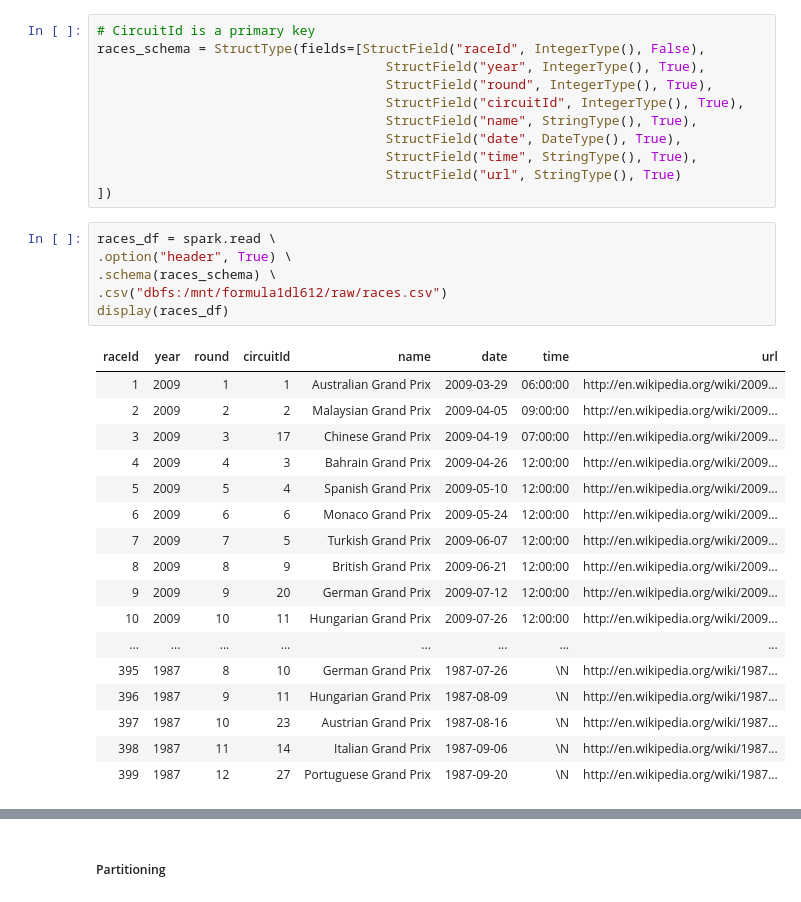
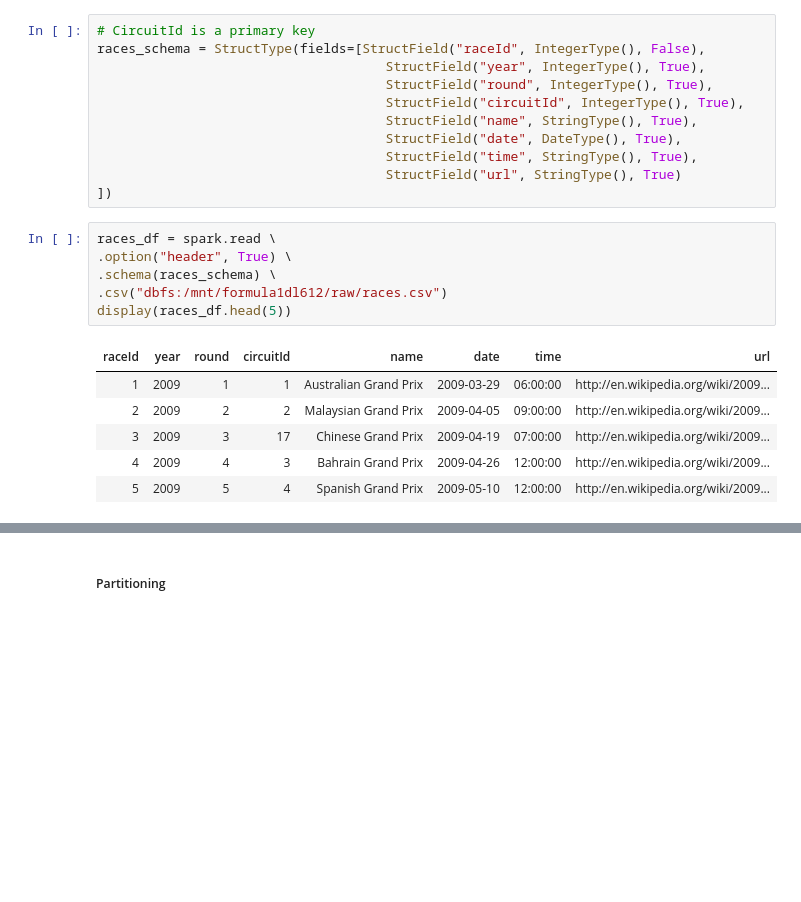
Before and after one commit to gil612/AzureDatabricks-SparkForDataEngineers, a Jupyter notebook: Data Ingestion - Races (Assignment).ipynb, the cells around one changed output, grey strips where cells are left out. Drawn from its saved outputs; the diff is of its cells as text; blank space fills up the shorter version.

```diff
--- a/Data Ingestion - Races (Assignment).ipynb
+++ b/Data Ingestion - Races (Assignment).ipynb
@@ -16,26 +16,15 @@ races_schema = StructType(fields=[StructField("raceId", IntegerType(), False),
 # %%
 races_df = spark.read \
 .option("header", True) \
 .schema(races_schema) \
 .csv("dbfs:/mnt/formula1dl612/raw/races.csv")
-display(races_df)
+display(races_df.head(5))
 # %% [output]
 | raceId | year | round | circuitId | name | date | time | url |
 | 1 | 2009 | 1 | 1 | Australian Grand Prix | 2009-03-29 | 06:00:00 | http://en.wikipedia.org/wiki/2009... |
 | 2 | 2009 | 2 | 2 | Malaysian Grand Prix | 2009-04-05 | 09:00:00 | http://en.wikipedia.org/wiki/2009... |
 | 3 | 2009 | 3 | 17 | Chinese Grand Prix | 2009-04-19 | 07:00:00 | http://en.wikipedia.org/wiki/2009... |
 | 4 | 2009 | 4 | 3 | Bahrain Grand Prix | 2009-04-26 | 12:00:00 | http://en.wikipedia.org/wiki/2009... |
 | 5 | 2009 | 5 | 4 | Spanish Grand Prix | 2009-05-10 | 12:00:00 | http://en.wikipedia.org/wiki/2009... |
-| 6 | 2009 | 6 | 6 | Monaco Grand Prix | 2009-05-24 | 12:00:00 | http://en.wikipedia.org/wiki/2009... |
-| 7 | 2009 | 7 | 5 | Turkish Grand Prix | 2009-06-07 | 12:00:00 | http://en.wikipedia.org/wiki/2009... |
-| 8 | 2009 | 8 | 9 | British Grand Prix | 2009-06-21 | 12:00:00 | http://en.wikipedia.org/wiki/2009... |
-| 9 | 2009 | 9 | 20 | German Grand Prix | 2009-07-12 | 12:00:00 | http://en.wikipedia.org/wiki/2009... |
-| 10 | 2009 | 10 | 11 | Hungarian Grand Prix | 2009-07-26 | 12:00:00 | http://en.wikipedia.org/wiki/2009... |
-| ... | ... | ... | ... | ... | ... | ... | ... |
-| 395 | 1987 | 8 | 10 | German Grand Prix | 1987-07-26 | \N | http://en.wikipedia.org/wiki/1987... |
-| 396 | 1987 | 9 | 11 | Hungarian Grand Prix | 1987-08-09 | \N | http://en.wikipedia.org/wiki/1987... |
-| 397 | 1987 | 10 | 23 | Austrian Grand Prix | 1987-08-16 | \N | http://en.wikipedia.org/wiki/1987... |
-| 398 | 1987 | 11 | 14 | Italian Grand Prix | 1987-09-06 | \N | http://en.wikipedia.org/wiki/1987... |
-| 399 | 1987 | 12 | 27 | Portuguese Grand Prix | 1987-09-20 | \N | http://en.wikipedia.org/wiki/1987... |
 # %%
 races_selected_df = races_df.select("raceId", "year", "round", "circuitId", "name", "time", "date")
```
Also changed, not shown: parts of 5 cells of this notebook.
